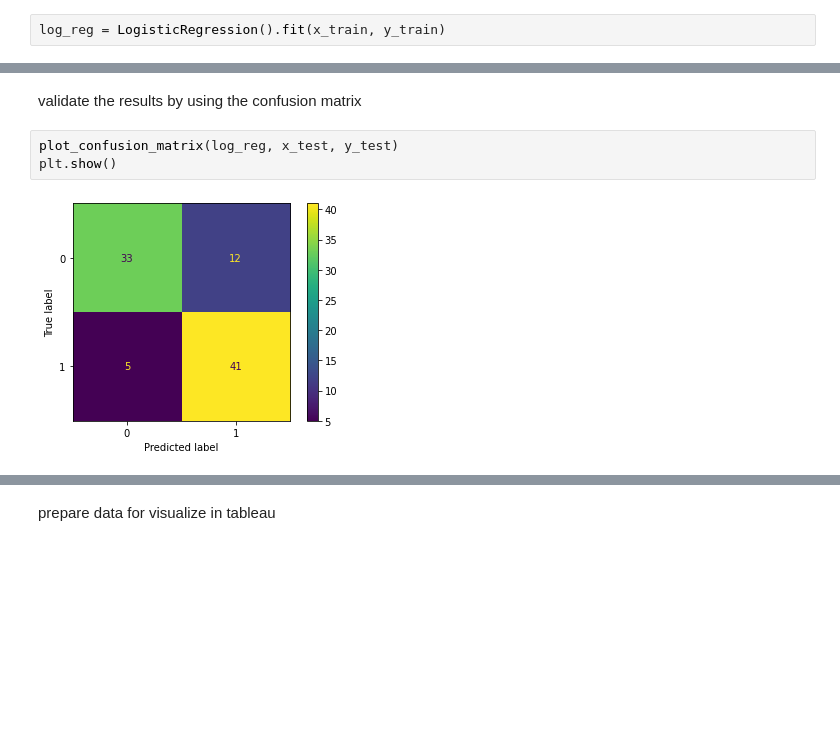
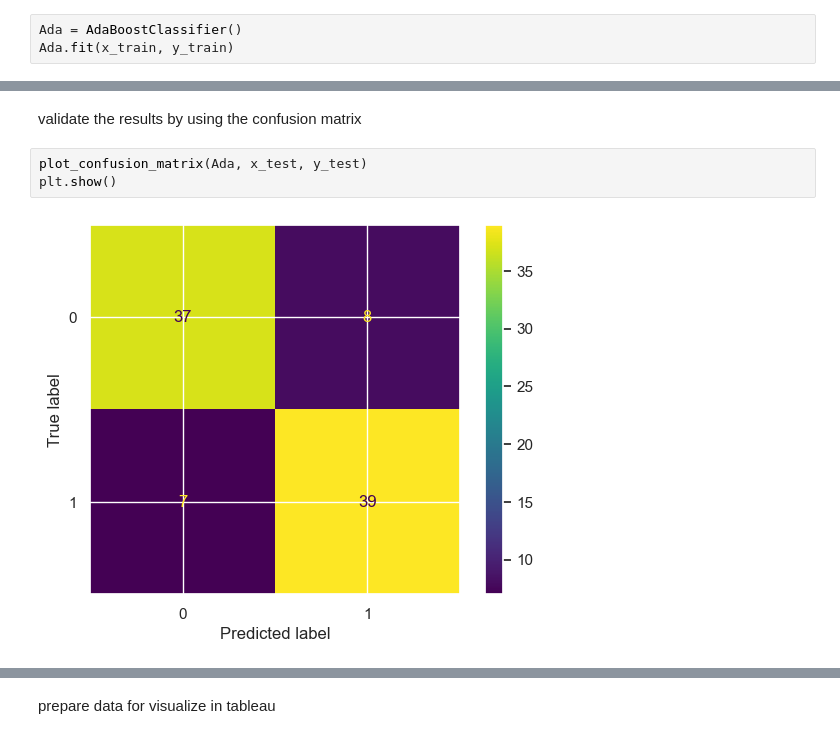
Before and after one commit to Suthatip7/HeartAttacks, a Jupyter notebook: HeartAttacks_capstone-checkpoint.ipynb, the cells around one changed output, grey strips where cells are left out. Cells and saved outputs as stored; diff of their text form; blank space fills up the shorter version.

```diff
--- a/HeartAttacks_capstone-checkpoint.ipynb
+++ b/HeartAttacks_capstone-checkpoint.ipynb
@@ -344,5 +345,6 @@ x = data.drop(columns = ["target"], axis = 1)
 y = data["target"]
 x_train, x_test, y_train, y_test = train_test_split(x, y, test_size = 0.30, random_state = 0)
 # %%
-log_reg = LogisticRegression().fit(x_train, y_train)
+Ada = AdaBoostClassifier()
+Ada.fit(x_train, y_train)
 # %% [output]
@@ -365,7 +372,7 @@ array([0, 1, 0, 0, 0, 0, 0, 0, 0, 0, 1, 1, 0, 1, 1, 1, 0, 1, 1, 1, 1, 0,
 # %% [markdown]
 validate the results by using the confusion matrix
 # %%
-plot_confusion_matrix(log_reg, x_test, y_test)
+plot_confusion_matrix(Ada, x_test, y_test)
 plt.show()
 # %% [output]
-[figure, old version]
+[figure, new version]
```
Also changed, not shown: parts of 16 cells of this notebook.
